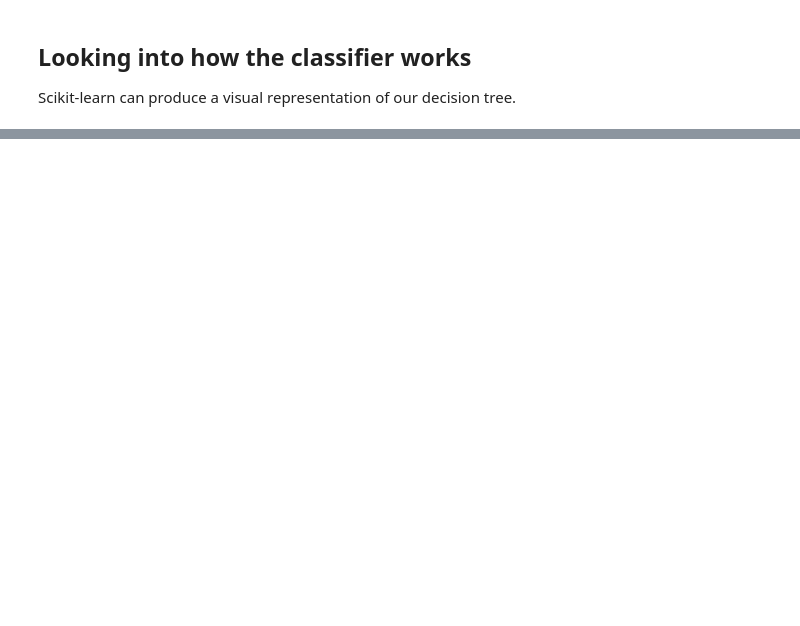
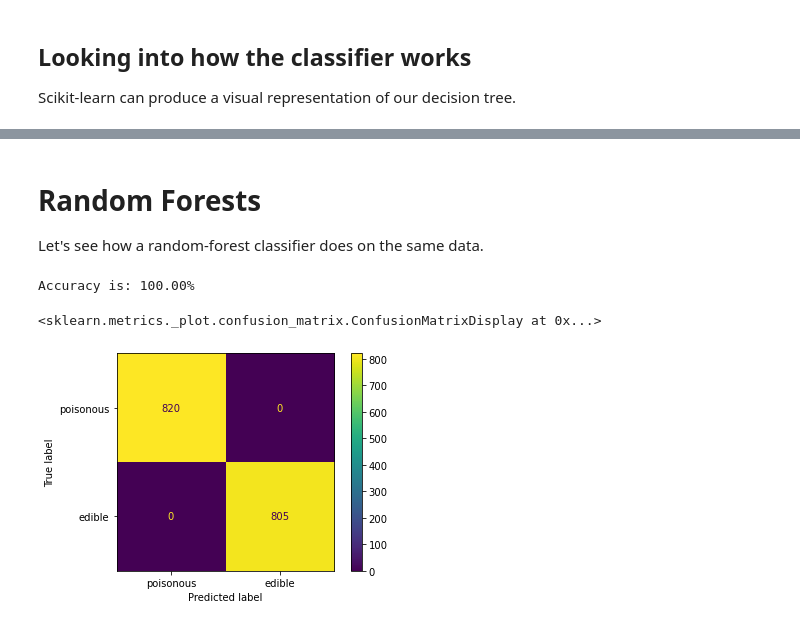
Before and after one commit to rjzak/cmsc-210, a Jupyter notebook: cmsc_210/examples/lecture_27/notebooks/DecisionTreeClassification.ipynb, the cells around one changed output, grey strips where cells are left out. Saved outputs shown, nothing was run; the diff lists cells and outputs as text; code cells hidden in the pictures; blank space fills up the shorter version.

```diff
--- a/cmsc_210/examples/lecture_27/notebooks/DecisionTreeClassification.ipynb
+++ b/cmsc_210/examples/lecture_27/notebooks/DecisionTreeClassification.ipynb
@@ -119,0 +125,19 @@ graph
+# %% [markdown]
+# Random Forests
+
+Let's see how a random-forest classifier does on the same data.
+# %%
+from sklearn.ensemble import RandomForestClassifier
+
+classifier = RandomForestClassifier(max_depth=5)
+classifier.fit(training_set_features, traing_set_labels)
+predictions = classifier.predict(test_set_features)
+print("Accuracy is: {:.2f}%".format(accuracy_score(test_set_lables, predictions) * 100))
+
+cm = confusion_matrix(test_set_lables, predictions)
+disp = ConfusionMatrixDisplay(confusion_matrix=cm, display_labels=["poisonous", "edible"])
+disp.plot()
+# %% [output]
+Accuracy is: 100.00%
+<sklearn.metrics._plot.confusion_matrix.ConfusionMatrixDisplay at 0x...>
+[figure, added]
```
Also changed, not shown: parts of 10 cells of this notebook, 13 other files.
